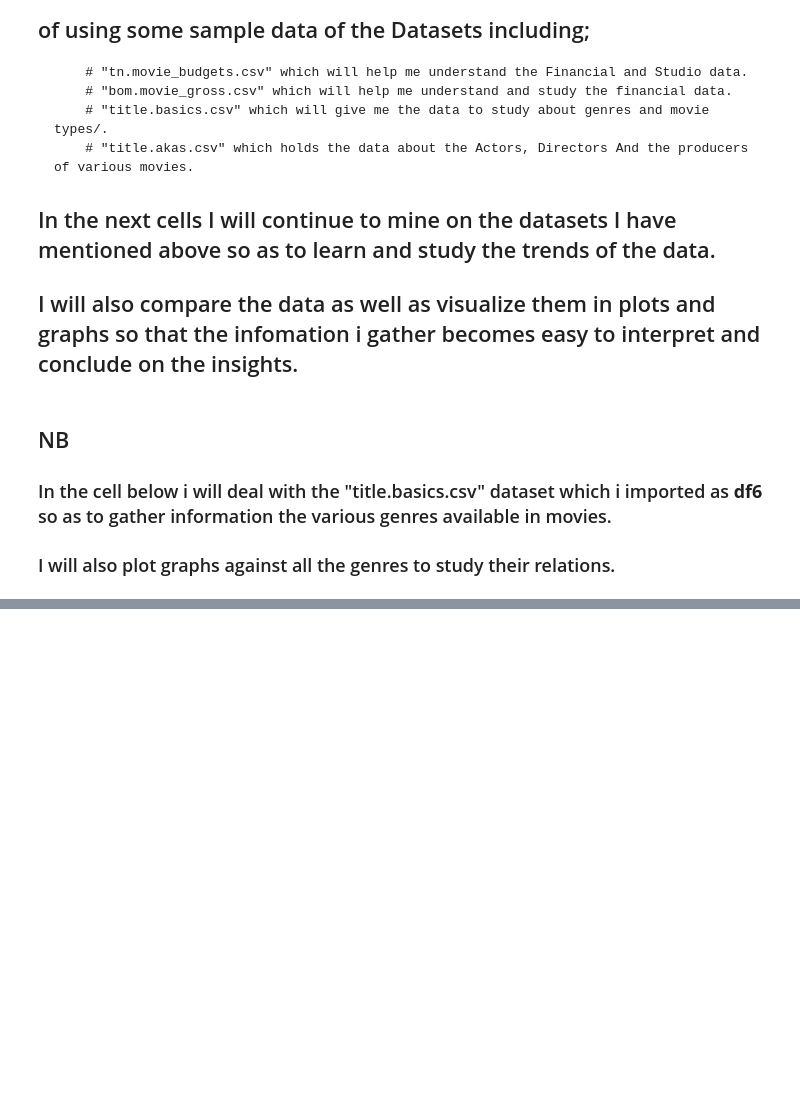
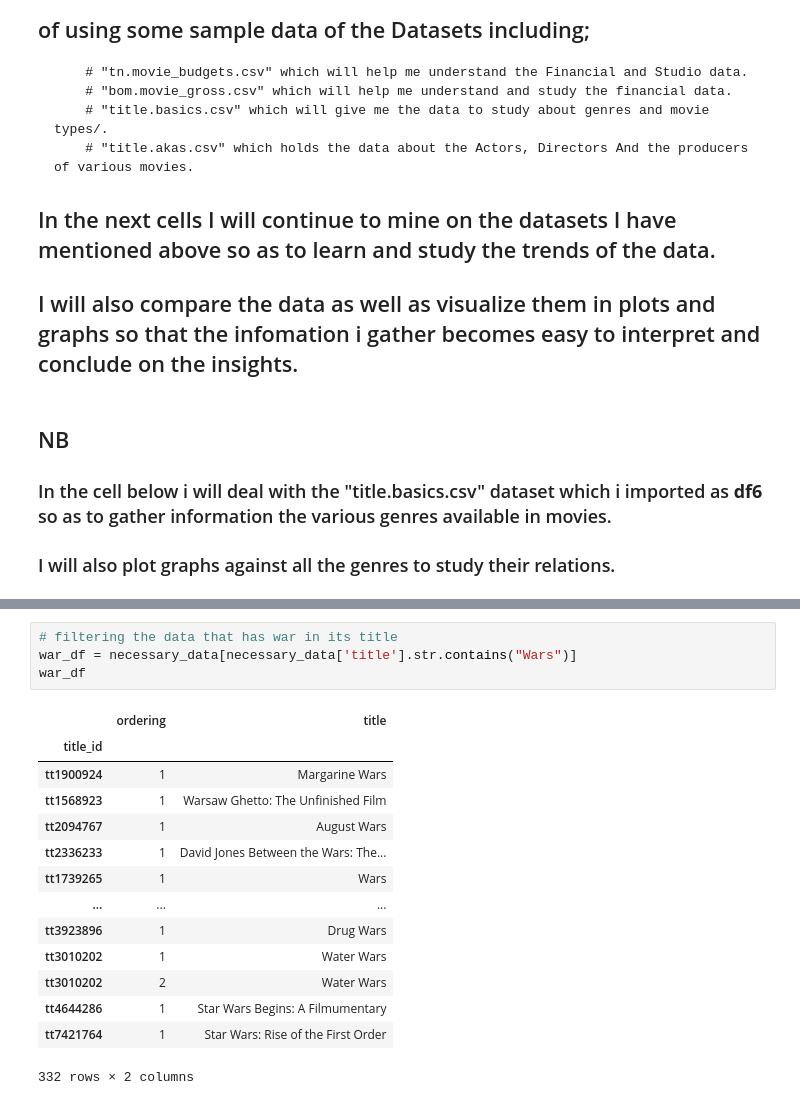
Before and after one commit to Cheruiyot890/Phase_1_Project, a Jupyter notebook: student.ipynb, the cells around one changed output, grey strips where cells are left out. Drawn from its saved outputs; the diff is of its cells as text; blank space fills up the shorter version.

```diff
--- a/student.ipynb
+++ b/student.ipynb
@@ -149,0 +212,19 @@ The dataset has 331703 rows
+# %%
+# filtering the data that has war in its title
+war_df = necessary_data[necessary_data['title'].str.contains("Wars")]
+war_df
+# %% [output]
+|  | ordering | title |
+| title_id |  |  |
+| tt1900924 | 1 | Margarine Wars |
+| tt1568923 | 1 | Warsaw Ghetto: The Unfinished Film |
+| tt2094767 | 1 | August Wars |
+| tt2336233 | 1 | David Jones Between the Wars: The... |
+| tt1739265 | 1 | Wars |
+| ... | ... | ... |
+| tt3923896 | 1 | Drug Wars |
+| tt3010202 | 1 | Water Wars |
+| tt3010202 | 2 | Water Wars |
+| tt4644286 | 1 | Star Wars Begins: A Filmumentary |
+| tt7421764 | 1 | Star Wars: Rise of the First Order |
+332 rows × 2 columns
```
Also changed, not shown: parts of 8 cells of this notebook.
